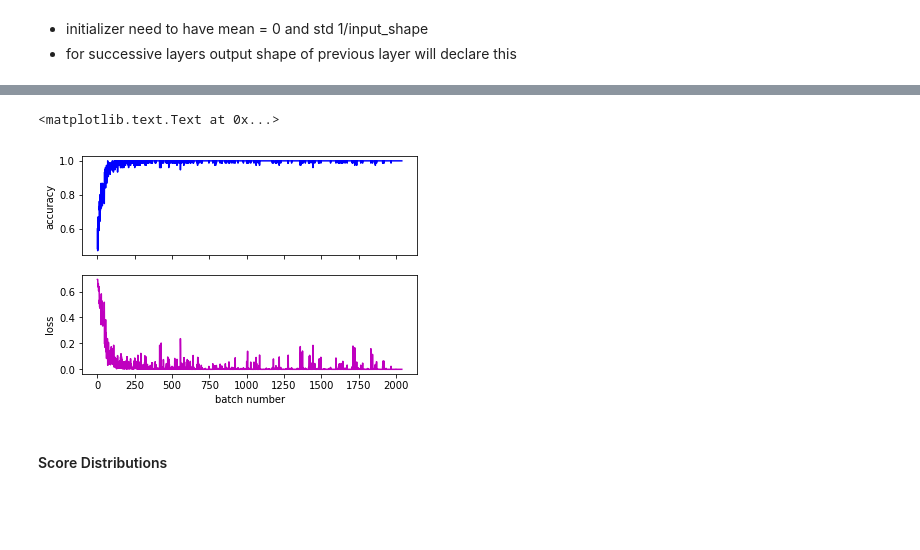
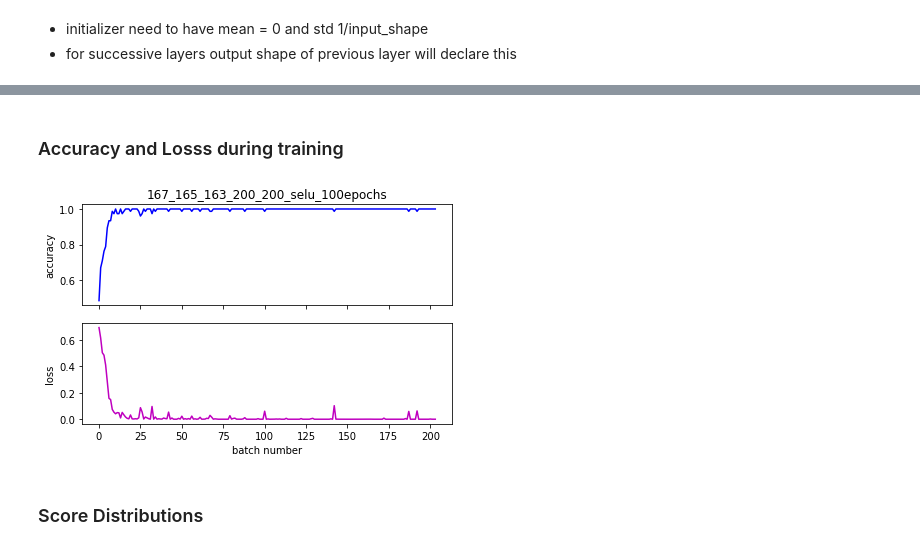
Before and after one commit to jamenne/WindingControl, a Jupyter notebook: WindingControlTraining.ipynb, the cells around one changed output, grey strips where cells are left out. Drawn from its saved outputs; the diff is of its cells as text; code cells hidden in the pictures; blank space fills up the shorter version.

```diff
--- a/WindingControlTraining.ipynb
+++ b/WindingControlTraining.ipynb
@@ -363,24 +368,33 @@ Model has accuracy: 100.0 %
 model.save(path_model + '167_165_163_200_200_selu_100epochs.h5')
 # %%
 np.savetxt(path_model + '167_165_163_200_200_selu_100epochs_TrainingData.txt', np.transpose([history.accuracy, history.losses]))
+# %% [markdown]
+### Accuracy and Losss during training
 # %%
 accuracy = np.array(history.accuracy)
 losses = np.array(history.losses)
 
 fig, ax = plt.subplots(2, sharex=True)
 
-ax[0].plot(accuracy[::10], color = 'b', marker='', ls='-')
-ax[1].plot(losses[::10], color = 'm', marker='', ls='-')
+every_item = 100
+
+ax[0].plot(accuracy[::every_item], color = 'b', marker='', ls='-')
+ax[1].plot(losses[::every_item], color = 'm', marker='', ls='-')
 
 ax[1].set_xlabel('batch number')
 ax[0].set_ylabel('accuracy')
 ax[1].set_ylabel('loss')
+
 #ax[1].set_yscale('log')
+
+ax[0].set_title('167_165_163_200_200_selu_100epochs')
+
+plt.tight_layout()
+plt.savefig('../Data/2017-09-10/167_165_163_200_200_selu_100epochs/LossAcc::{}.png'.format(every_item))
 # %% [output]
-<matplotlib.text.Text at 0x...>
-[figure, old version]
+[figure, new version]
 # %% [markdown]
-#### Score Distributions
+### Score Distributions
 # %%
 # Get probs per image
 probs = []
```
Also changed, not shown: parts of 21 cells of this notebook, 1 other file.
